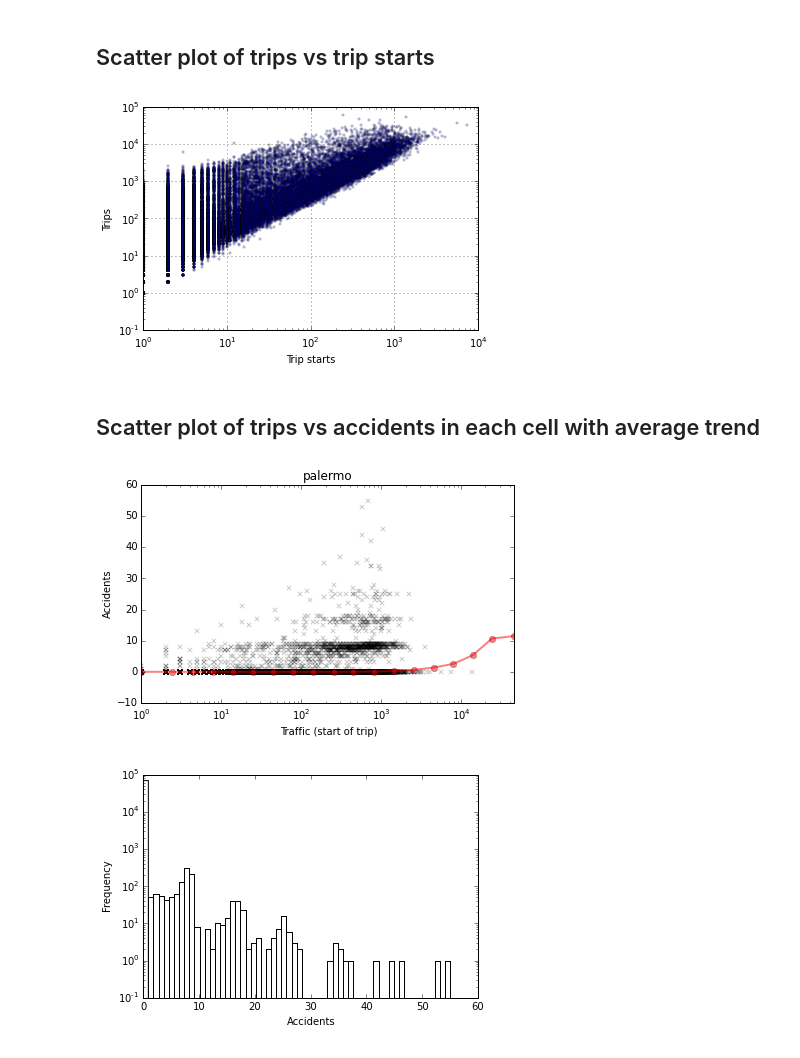
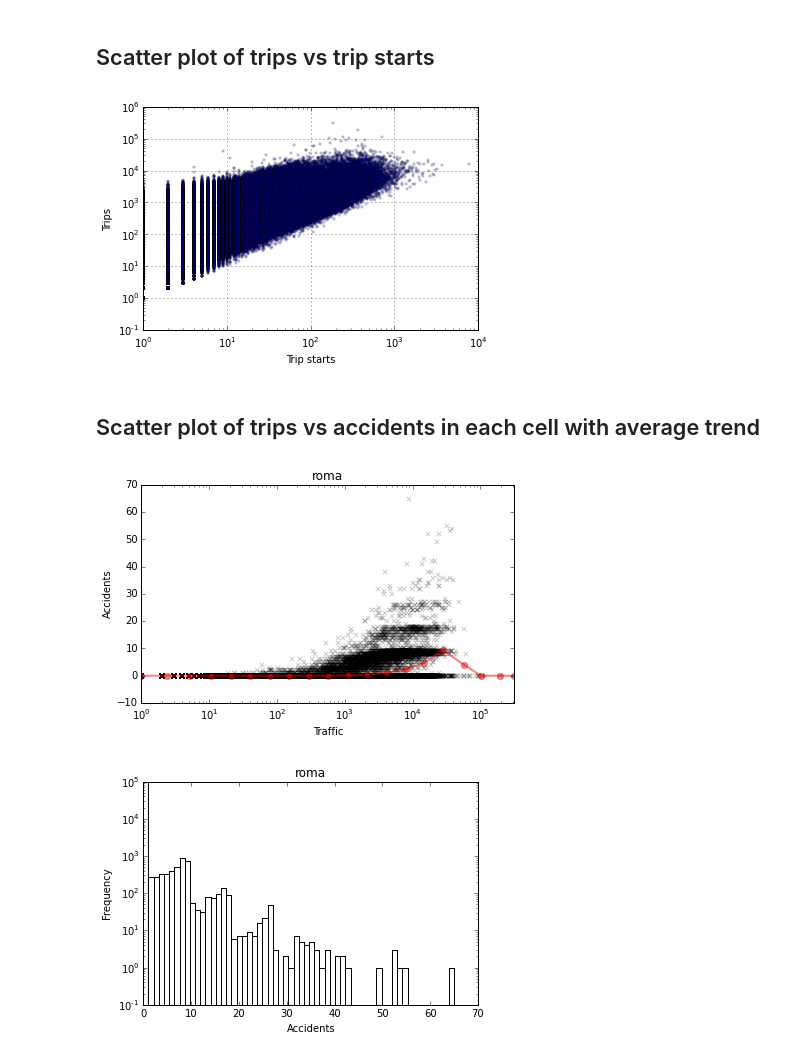
Before and after one commit to glciampaglia/tbdc15, a Jupyter notebook: Trips_accidents.ipynb, the cells around one changed output. Cells and saved outputs as stored; diff of their text form; code cells hidden in the pictures.

```diff
--- a/Trips_accidents.ipynb
+++ b/Trips_accidents.ipynb
@@ -176,6 +176,8 @@ import numpy
 from pylab import *
 # %% [markdown]
 ## Read the data from HDF
+# %%
+city = 'roma'
 # %%
 paths = getpaths(city,
                  loc=location,
@@ -196,36 +198,37 @@ xlabel('Trip starts')
 ylabel('Trips')
 savefig("trips_trips_starts_scatter_{}.pdf".format(city))
 # %% [output]
-[figure, old version]
+[figure, new version]
 # %% [markdown]
 ## Scatter plot of trips vs accidents in each cell with average trend
 # %%
 # scatter plot
-df.plot(x='trips_start', y='accidents', kind='scatter', marker='x', alpha=.2, color='k')
+df.plot(x='trips', y='accidents', kind='scatter', marker='x', alpha=.2, color='k')
 
 # trend line
 bins = numpy.logspace(numpy.log10(df['trips'].min()), numpy.log10(df['trips'].max()), 20)
 df.groupby(numpy.digitize(df['trips'], bins=bins)).mean().plot(x='trips', y='accidents',
                                                                color='r', linestyle='solid',
                                                                marker='o',
                                                                ax=gca(), alpha=.5, linewidth=2)
 grid('off')
 title(city)
-xlabel('Traffic (start of trip)')
+xlabel('Traffic')
 ylabel('Accidents')
 #ylim(0, 30)
 xscale('log')
 #yscale('log')
 tight_layout()
-savefig('trips_start_accidents_scatter_{}.pdf'.format(city))
+savefig('trips_accidents_scatter_{}.pdf'.format(city))
 show()
 # %% [output]
-[figure, old version]
+[figure, new version]
 # %%
 hist(df['accidents'], log=True, bins=60, color='white')
 ylim(.1, 1e5)
 xlabel('Accidents')
 ylabel('Frequency')
-savefig('accidents_histogram_palermo.pdf')
+title(city)
+savefig('accidents_histogram_{}.pdf'.format(city))
 # %% [output]
-[figure, old version]
+[figure, new version]
```
